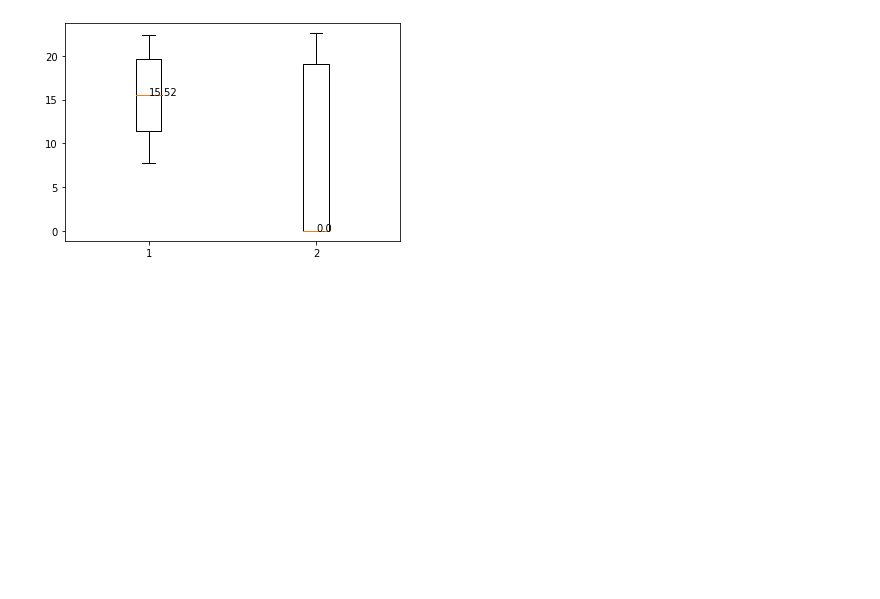
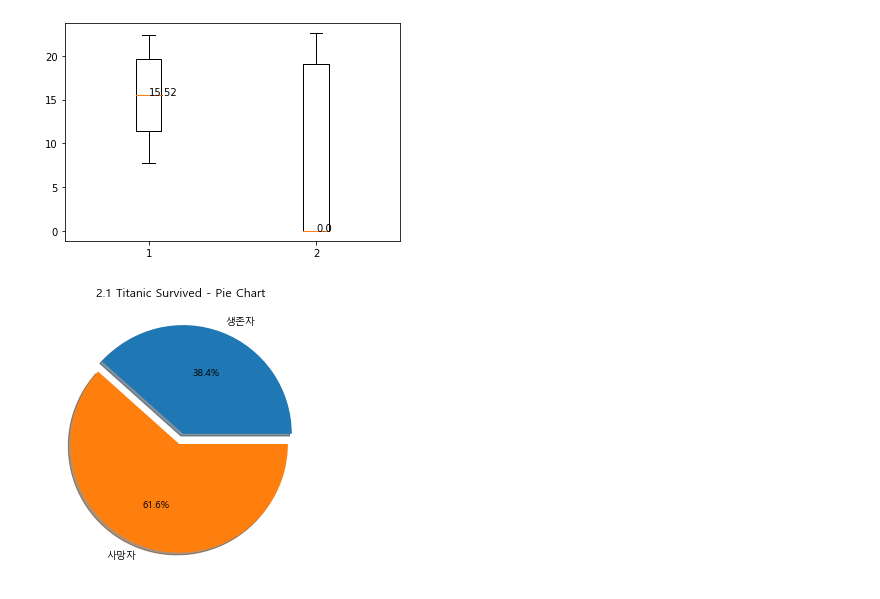
Before and after one commit to landturtler/2020_AI_education_example, a Jupyter notebook: 파이썬데이터분석/matplotlib_basic.ipynb, the cells around one changed output. Saved outputs shown, nothing was run; the diff lists cells and outputs as text; code cells hidden in the pictures; blank space fills up the shorter version.

```diff
--- a/파이썬데이터분석/matplotlib_basic.ipynb
+++ b/파이썬데이터분석/matplotlib_basic.ipynb
@@ -267,3 +267,34 @@ plt.text(2,df['gpu_trans_count'].median(),round(df['gpu_trans_count'].median(),2
 plt.show()
 # %% [output]
 [figure]
+# %%
+# https://kaggle-kr.tistory.com/17
+
+import pandas as pd
+import seaborn as sb
+import numpy as np
+import matplotlib.pyplot as plt
+
+
+# 한글 출력을 위한 설정
+import matplotlib
+matplotlib.rcParams['font.family']="Malgun Gothic"
+matplotlib.rcParams['axes.unicode_minus'] = False
+
+titanic = sb.load_dataset('titanic')
+
+# 2.1 생존자와 사망자의 수를 pie 차트로 그리시오(matplotlib)
+
+survived = titanic['survived'][titanic['survived'] == 1].count()
+
+not_survived = titanic['survived'][titanic['survived'] ==0].count()
+data = [survived,not_survived]
+pie_label = ['생존자','사망자']
+exp = [0.05,0.05]
+plt.figure(figsize=(5,5))
+plt.pie(data,labels = pie_label,explode = exp,
+        autopct ='%.1f%%',shadow = True)
+plt.title('2.1 Titanic Survived - Pie Chart')
+plt.show()
+# %% [output]
+[figure, added]
```
Also changed, not shown: parts of 5 cells of this notebook.
